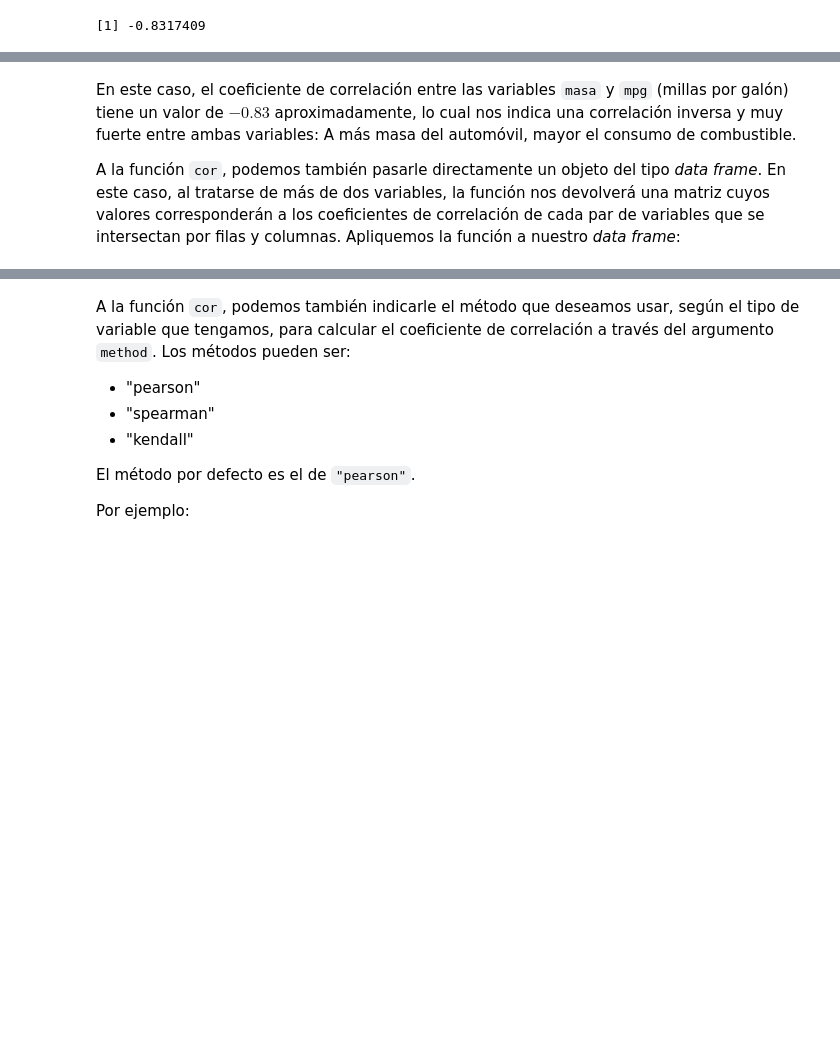
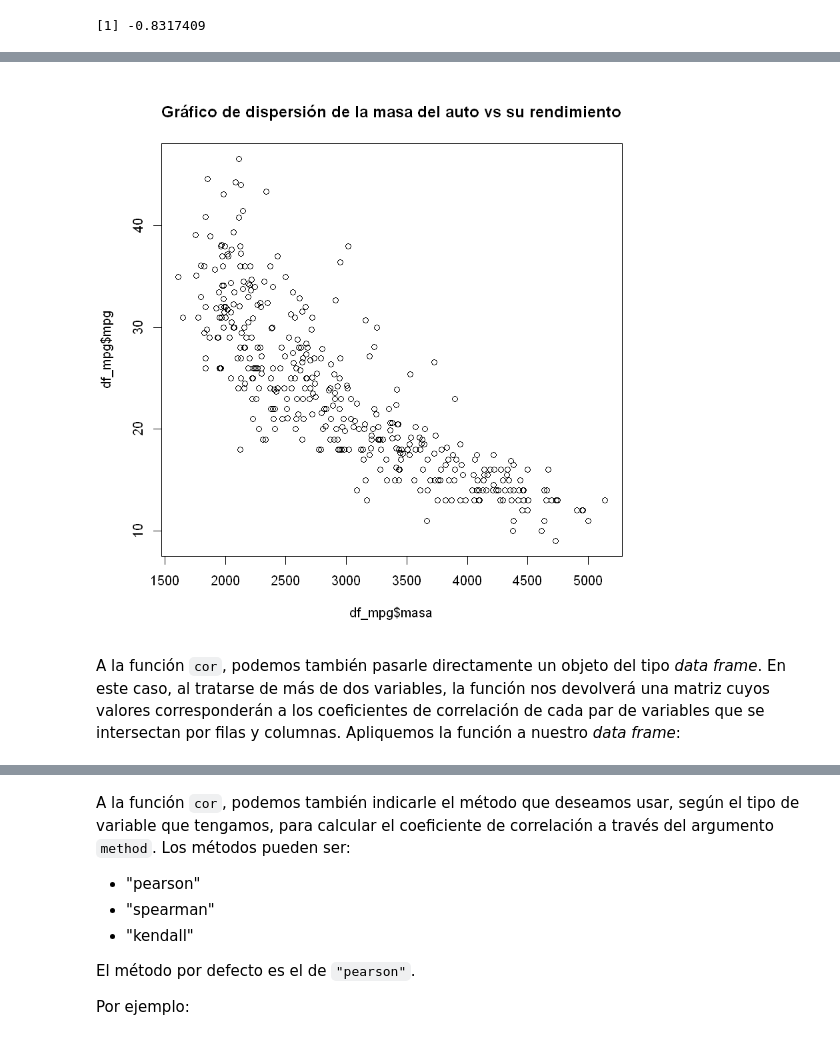
Before and after one commit to Orion89/ayudantia-estadistica-ua, a Jupyter notebook: ayudantía_05.ipynb, the cells around one changed output, grey strips where cells are left out. Cells and saved outputs as stored; diff of their text form; code cells hidden in the pictures; blank space fills up the shorter version.

````diff
--- a/ayudantía_05.ipynb
+++ b/ayudantía_05.ipynb
@@ -157,6 +177,8 @@ cor(df_mpg$masa, df_mpg$mpg)
+# %%
+plot(df_mpg$masa, df_mpg$mpg, main = "Gráfico de dispersión de la masa del auto vs su rendimiento")
+# %% [output]
+[figure, added]
 # %% [markdown]
-En este caso, el coeficiente de correlación entre las variables ```masa``` y ```mpg``` (millas por galón) tiene un valor de $-0.83$ aproximadamente, lo cual nos indica una correlación inversa y muy fuerte entre ambas variables: A más masa del automóvil, mayor el consumo de combustible.
-
 A la función ```cor```, podemos también pasarle directamente un objeto del tipo *data frame*. En este caso, al tratarse de más de dos variables, la función nos devolverá una matriz cuyos valores corresponderán a los coeficientes de correlación de cada par de variables que se intersectan por filas y columnas. Apliquemos la función a nuestro *data frame*:
 # %%
 cor(df_mpg[, 2:8])
````
Also changed, not shown: parts of 16 cells of this notebook.
